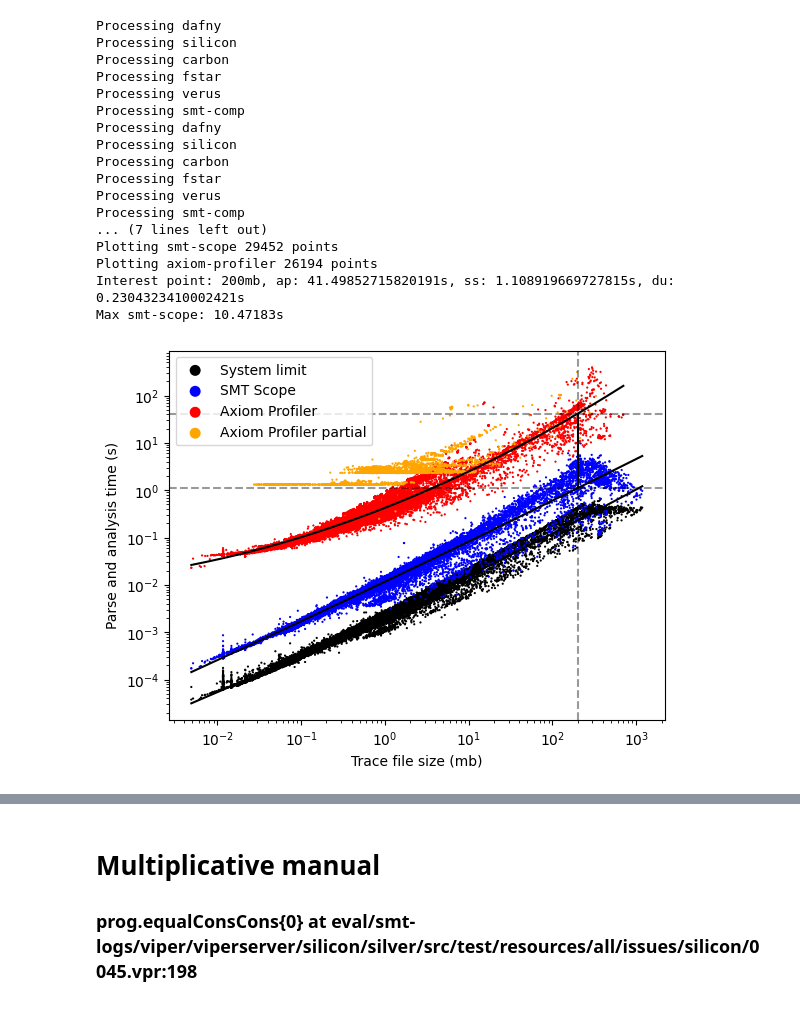
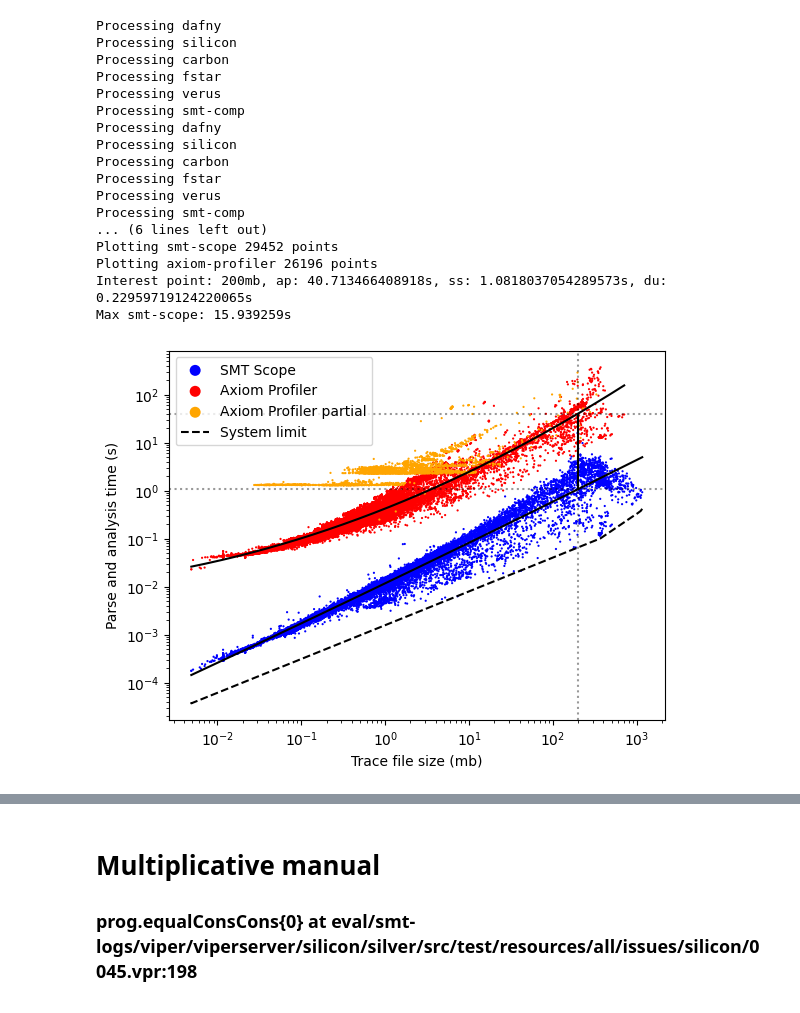
Before and after one commit to viperproject/smt-scope, a Jupyter notebook: eval/Analyse.ipynb, the cells around one changed output, grey strips where cells are left out. Saved outputs shown, nothing was run; the diff lists cells and outputs as text; code cells hidden in the pictures.

```diff
--- a/eval/Analyse.ipynb
+++ b/eval/Analyse.ipynb
@@ -257,6 +284,7 @@ for tool in tools:
         case "dummy":
             color = "black"
             label = "System limit"
+            continue
         case "smt-scope":
             color = "blue"
             label = "SMT Scope"
@@ -273,47 +301,77 @@ for tool in tools:
 if len(ap_errs["exs"]) > 0:
     ax.scatter(ap_errs["exs"], ap_errs["eys"], color="orange", label="Axiom Profiler partial", s=marker_size, marker=marker_shape, edgecolors=marker_edgecolors)
 
+def lower_bound_points(x, y):
+    from scipy.spatial import ConvexHull
+    # Combine x and y into points array
+    points = np.column_stack((x, y))
+    # Get convex hull
+    hull = ConvexHull(points)
+    # Extract hull vertices
+    hull_points = points[hull.vertices]
+    # Sort hull points by x-coordinate
+    hull_points = hull_points[hull_points[:, 0].argsort()]
+    # Find lower hull points
+    lower_points = []
+    for i in range(len(hull_points)):
+        if i == 0 or i == len(hull_points)-1:
+            lower_points.append(hull_points[i])
+        else:
+            # Check if this point is below the line connecting its neighbors
+            prev = lower_points[-1]
+            next_point = hull_points[i+1]
+            # Calculate slope
+            slope = (next_point[1] - prev[1]) / (next_point[0] - prev[0])
+            # Calculate expected y value on the line
+            expected_y = prev[1] + slope * (hull_points[i][0] - prev[0])
+            # If actual point is below the line, add it
+            if hull_points[i][1] < expected_y:
+                lower_points.append(hull_points[i])
+    return np.array(lower_points)
+dummy_points = lower_bound_points(plots["dummy"]["xs"], plots["dummy"]["ys"])
+ax.plot(dummy_points[:, 0], dummy_points[:, 1], color="black", label='System limit', linestyle="dashed")
+
 interest = 200
 ap_interest = np.exp(fit_lines["axiom-profiler"](np.log(interest)))
 ss_interest = np.exp(fit_lines["smt-scope"](np.log(interest)))
 du_interest = np.exp(fit_lines["dummy"](np.log(interest)))
 print(f"Interest point: {interest}mb, ap: {ap_interest}s, ss: {ss_interest}s, du: {du_interest}s")
 max_smt_scope = max(plots["smt-scope"]["ys"])
 print(f"Max smt-scope: {max_smt_scope}s")
-plt.axvline(interest, color="black", linestyle="dashed", alpha=0.4)
-plt.axhline(ap_interest, color="black", linestyle="dashed", alpha=0.4)
-plt.axhline(ss_interest, color="black", linestyle="dashed", alpha=0.4)
+plt.axvline(interest, color="black", linestyle="dotted", alpha=0.4)
+plt.axhline(ap_interest, color="black", linestyle="dotted", alpha=0.4)
+plt.axhline(ss_interest, color="black", linestyle="dotted", alpha=0.4)
 plt.plot([interest, interest], [ss_interest, ap_interest], color="black")
 
 
 ax.set_xlabel("Trace file size (mb)")
 ax.set_ylabel(f"Parse and analysis time (s)")
 # ax.set_title(f"Time")
 # Set x-axis to log base 2 scale
 ax.set_xscale('log')#, base=2)
 ax.set_yscale('log')
 lgnd = ax.legend(markerscale=5)
 plt.savefig(f"./data_other/{version}/all.pdf")
 plt.show()
 # %% [output]
 Processing dafny
 Processing silicon
 Processing carbon
 Processing fstar
 Processing verus
 Processing smt-comp
 Processing dafny
 Processing silicon
 Processing carbon
 Processing fstar
 Processing verus
 Processing smt-comp
-... (7 lines left out)
+... (6 lines left out)
 Plotting smt-scope 29452 points
-Plotting axiom-profiler 26194 points
-Interest point: 200mb, ap: 41.49852715820191s, ss: 1.108919669727815s, du: 0.2304323410002421s
-Max smt-scope: 10.47183s
+Plotting axiom-profiler 26196 points
+Interest point: 200mb, ap: 40.713466408918s, ss: 1.0818037054289573s, du: 0.22959719124220065s
+Max smt-scope: 15.939259s
-[figure, old version]
+[figure, new version]
 # %%
 def check_contained(quant_seq, loops):
     return set(quant_seq) in loops
```
Also changed, not shown: parts of 5 cells of this notebook.
